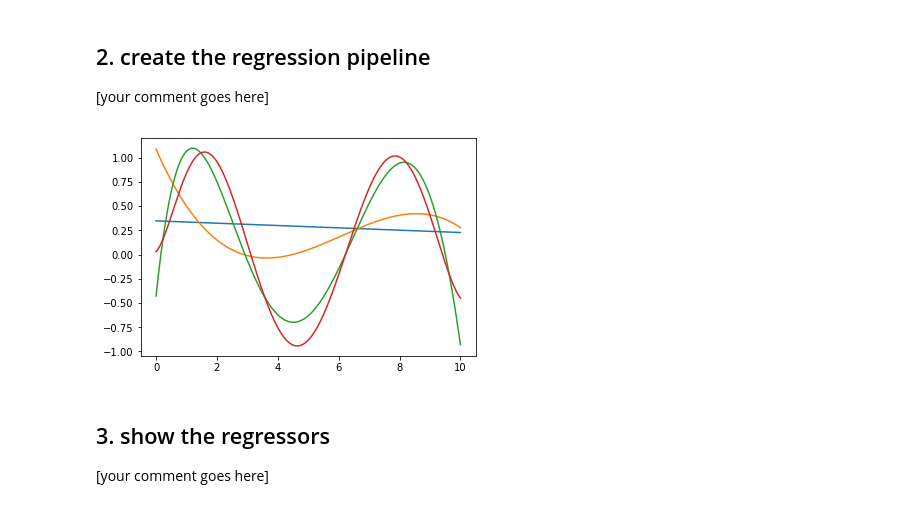
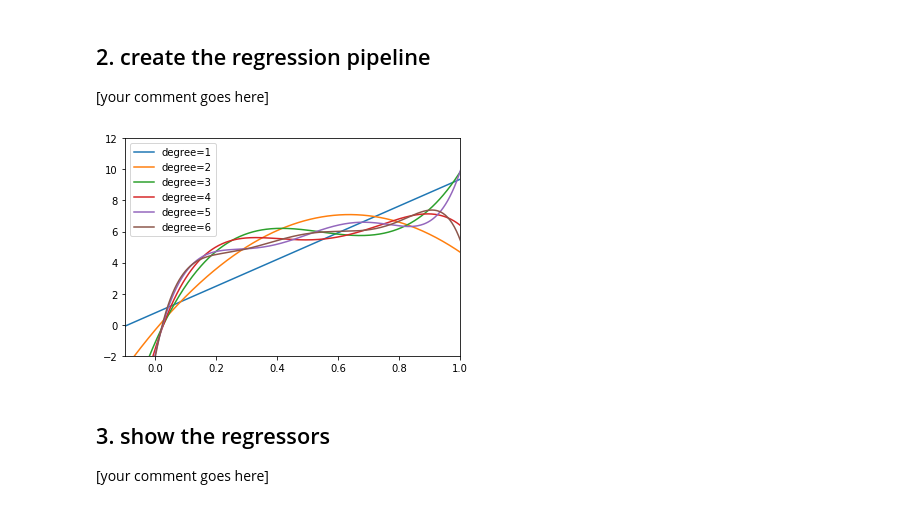
Before and after one commit to thiloritzerfeld/DataMining, a Jupyter notebook: notebooks/mod6/DAMI-Mod6.ipynb, the cells around one changed output. Cells and saved outputs as stored; diff of their text form; code cells hidden in the pictures.

```diff
--- a/notebooks/mod6/DAMI-Mod6.ipynb
+++ b/notebooks/mod6/DAMI-Mod6.ipynb
@@ -29,44 +35,28 @@ plt.scatter(x, y)
 ## 2. create the regression pipeline
 
 [your comment goes here]
-# %%
-from sklearn.preprocessing import PolynomialFeatures
-from sklearn.pipeline import make_pipeline
-from sklearn.linear_model import LinearRegression
-
-#degree1
-poly_model = make_pipeline(PolynomialFeatures(1),
-                           LinearRegression())
-poly_model.fit(x[:, np.newaxis], y)
-xfit = np.linspace(0, 10, 1000)
-yfit1 = poly_model.predict(xfit[:, np.newaxis])
-plt.plot(xfit, yfit1);
-
-#degree3
-poly_model = make_pipeline(PolynomialFeatures(3),
-                           LinearRegression())
-poly_model.fit(x[:, np.newaxis], y)
-xfit = np.linspace(0, 10, 1000)
-yfit3 = poly_model.predict(xfit[:, np.newaxis])
-plt.plot(xfit, yfit3);
-
-#degree5
-poly_model = make_pipeline(PolynomialFeatures(5),
-                           LinearRegression())
-poly_model.fit(x[:, np.newaxis], y)
-xfit = np.linspace(0, 10, 1000)
-yfit5 = poly_model.predict(xfit[:, np.newaxis])
-plt.plot(xfit, yfit5);
-
-#degree7
-poly_model = make_pipeline(PolynomialFeatures(7),
-                           LinearRegression())
-poly_model.fit(x[:, np.newaxis], y)
-xfit = np.linspace(0, 10, 1000)
-yfit7 = poly_model.predict(xfit[:, np.newaxis])
-plt.plot(xfit, yfit7);
-# %% [output]
-[figure, removed]
+# %%
+from sklearn.preprocessing import PolynomialFeatures
+from sklearn.linear_model import LinearRegression
+from sklearn.pipeline import make_pipeline
+
+def PolynomialRegression(degree=2, **kwargs):
+    return make_pipeline(PolynomialFeatures(degree),
+                         LinearRegression(**kwargs))
+
+
+X_test = np.linspace(-0.1, 1.1, 500)[:, None]
+
+axis = plt.axis()
+#For loop to create 6 different pipelines, fit, predict and plot them
+for degree in [1, 2, 3, 4, 5, 6]:
+    y_test = PolynomialRegression(degree).fit(X, y).predict(X_test)
+    plt.plot(X_test.ravel(), y_test, label='degree={0}'.format(degree))
+plt.xlim(-0.1, 1.0)
+plt.ylim(-2, 12)
+plt.legend(loc='best');
+# %% [output]
+[figure, added]
 # %% [markdown]
 ## 3. show the regressors
 
```
Also changed, not shown: parts of 2 cells of this notebook.
